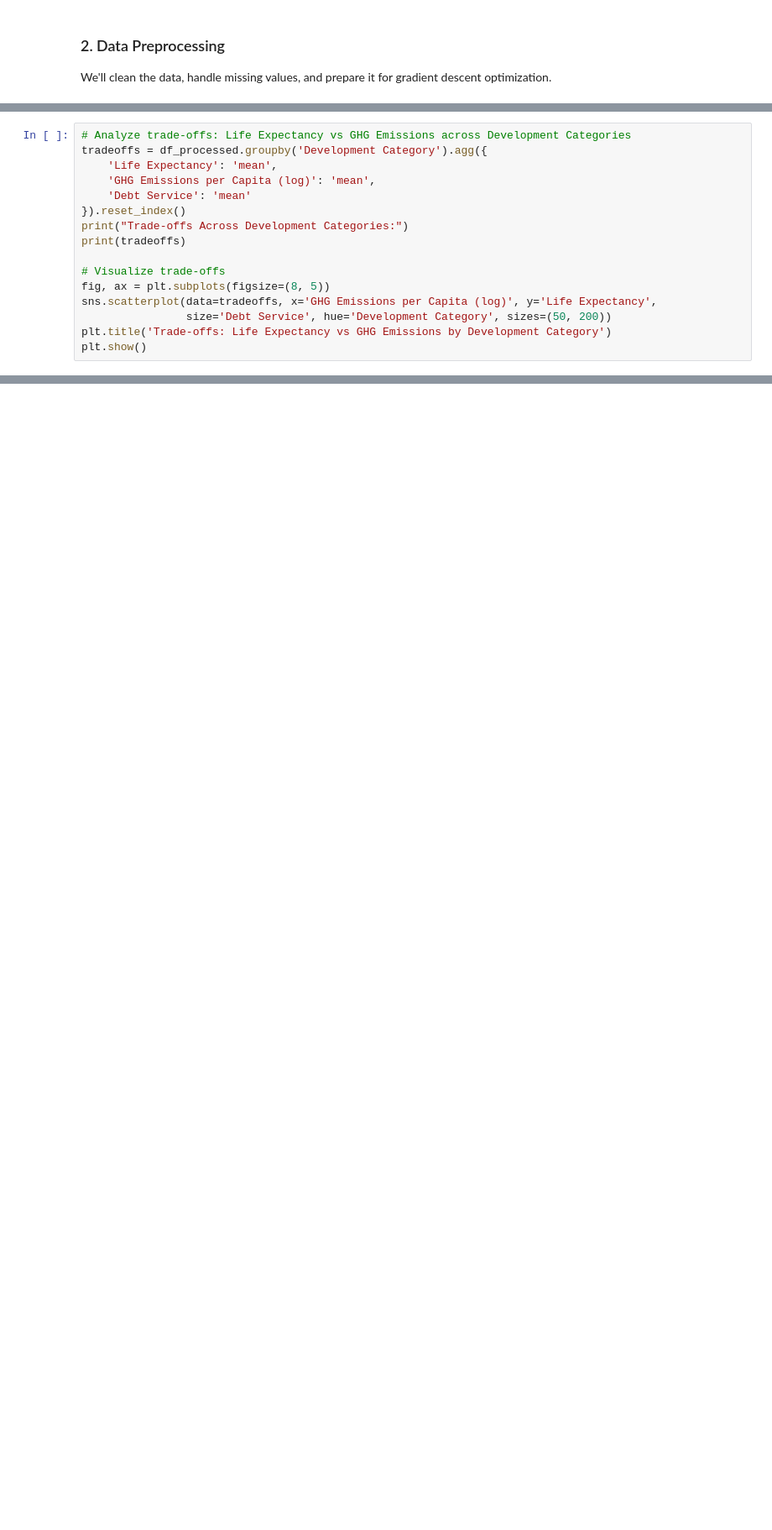
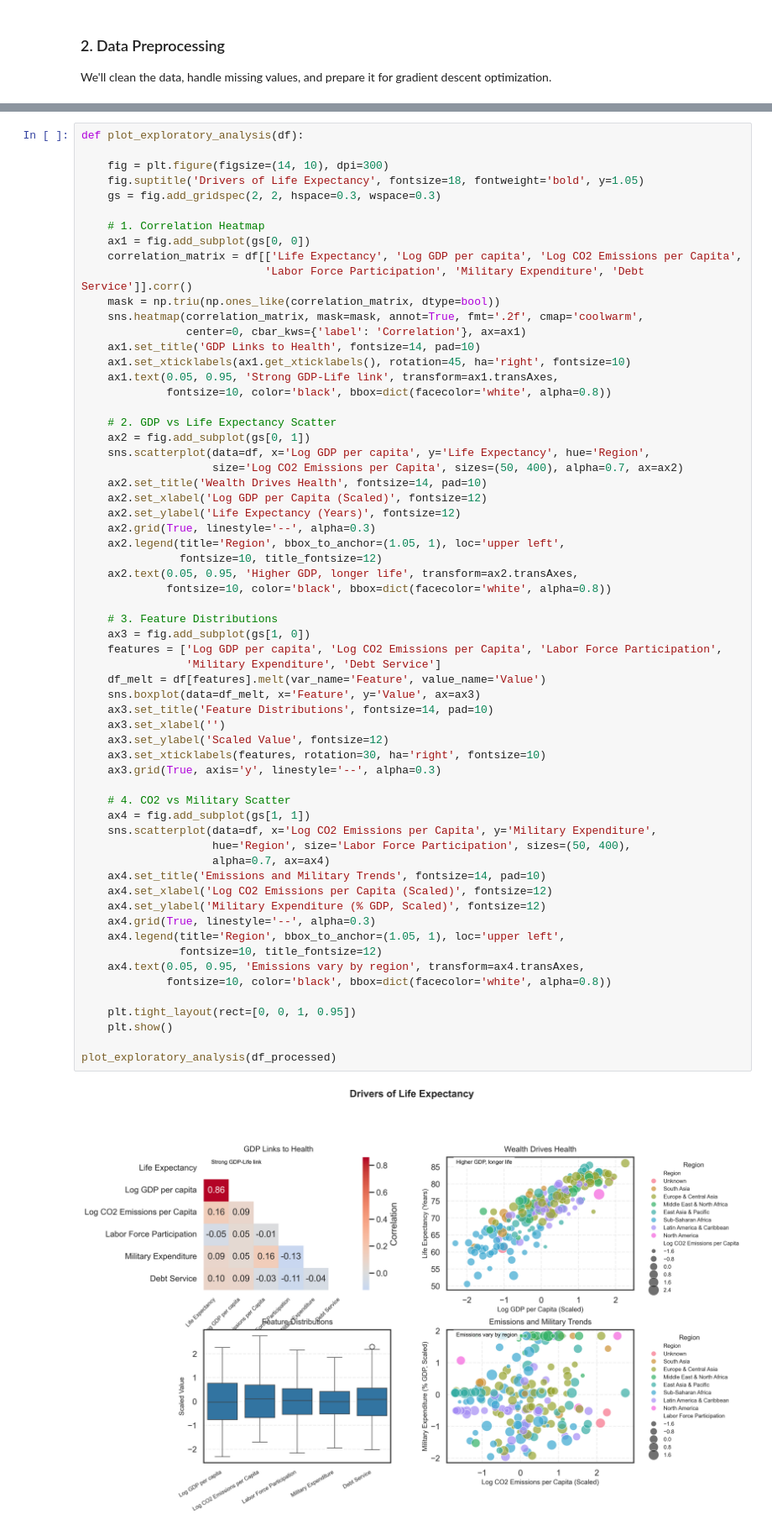
Before and after one commit to harryt50/INDE577_WDI, a Jupyter notebook: supervised learning/gradient_descent/gradient_descent_notebook.ipynb, the cells around one changed output, grey strips where cells are left out. Shown at 84% size. Drawn from its saved outputs; the diff is of its cells as text; blank space fills up the shorter version.

```diff
--- a/supervised learning/gradient_descent/gradient_descent_notebook.ipynb
+++ b/supervised learning/gradient_descent/gradient_descent_notebook.ipynb
@@ -270,16 +117,0 @@ plt.show()
-# %%
-# Analyze trade-offs: Life Expectancy vs GHG Emissions across Development Categories
-tradeoffs = df_processed.groupby('Development Category').agg({
-    'Life Expectancy': 'mean',
-    'GHG Emissions per Capita (log)': 'mean',
-    'Debt Service': 'mean'
-}).reset_index()
-print("Trade-offs Across Development Categories:")
-print(tradeoffs)
-
-# Visualize trade-offs
-fig, ax = plt.subplots(figsize=(8, 5))
-sns.scatterplot(data=tradeoffs, x='GHG Emissions per Capita (log)', y='Life Expectancy',
-                size='Debt Service', hue='Development Category', sizes=(50, 200))
-plt.title('Trade-offs: Life Expectancy vs GHG Emissions by Development Category')
-plt.show()
@@ -537,0 +238,64 @@ Results saved to 'gradient_descent_results.csv'
+# %%
+def plot_exploratory_analysis(df):
+
+    fig = plt.figure(figsize=(14, 10), dpi=300)
+    fig.suptitle('Drivers of Life Expectancy', fontsize=18, fontweight='bold', y=1.05)
+    gs = fig.add_gridspec(2, 2, hspace=0.3, wspace=0.3)
+
+    # 1. Correlation Heatmap
+    ax1 = fig.add_subplot(gs[0, 0])
+    correlation_matrix = df[['Life Expectancy', 'Log GDP per capita', 'Log CO2 Emissions per Capita',
+                            'Labor Force Participation', 'Military Expenditure', 'Debt Service']].corr()
+    mask = np.triu(np.ones_like(correlation_matrix, dtype=bool))
+    sns.heatmap(correlation_matrix, mask=mask, annot=True, fmt='.2f', cmap='coolwarm',
+                center=0, cbar_kws={'label': 'Correlation'}, ax=ax1)
+    ax1.set_title('GDP Links to Health', fontsize=14, pad=10)
+    ax1.set_xticklabels(ax1.get_xticklabels(), rotation=45, ha='right', fontsize=10)
+    ax1.text(0.05, 0.95, 'Strong GDP-Life link', transform=ax1.transAxes,
+             fontsize=10, color='black', bbox=dict(facecolor='white', alpha=0.8))
+
+    # 2. GDP vs Life Expectancy Scatter
+    ax2 = fig.add_subplot(gs[0, 1])
+    sns.scatterplot(data=df, x='Log GDP per capita', y='Life Expectancy', hue='Region',
+                    size='Log CO2 Emissions per Capita', sizes=(50, 400), alpha=0.7, ax=ax2)
+    ax2.set_title('Wealth Drives Health', fontsize=14, pad=10)
+    ax2.set_xlabel('Log GDP per Capita (Scaled)', fontsize=12)
+    ax2.set_ylabel('Life Expectancy (Years)', fontsize=12)
+    ax2.grid(True, linestyle='--', alpha=0.3)
+    ax2.legend(title='Region', bbox_to_anchor=(1.05, 1), loc='upper left',
+               fontsize=10, title_fontsize=12)
+    ax2.text(0.05, 0.95, 'Higher GDP, longer life', transform=ax2.transAxes,
+             fontsize=10, color='black', bbox=dict(facecolor='white', alpha=0.8))
+
+    # 3. Feature Distributions
+    ax3 = fig.add_subplot(gs[1, 0])
+    features = ['Log GDP per capita', 'Log CO2 Emissions per Capita', 'Labor Force Participation',
+                'Military Expenditure', 'Debt Service']
+    df_melt = df[features].melt(var_name='Feature', value_name='Value')
+    sns.boxplot(data=df_melt, x='Feature', y='Value', ax=ax3)
+    ax3.set_title('Feature Distributions', fontsize=14, pad=10)
+    ax3.set_xlabel('')
+    ax3.set_ylabel('Scaled Value', fontsize=12)
+    ax3.set_xticklabels(features, rotation=30, ha='right', fontsize=10)
+    ax3.grid(True, axis='y', linestyle='--', alpha=0.3)
+
+    # 4. CO2 vs Military Scatter
+    ax4 = fig.add_subplot(gs[1, 1])
+    sns.scatterplot(data=df, x='Log CO2 Emissions per Capita', y='Military Expenditure',
+                    hue='Region', size='Labor Force Participation', sizes=(50, 400),
+                    alpha=0.7, ax=ax4)
+    ax4.set_title('Emissions and Military Trends', fontsize=14, pad=10)
+    ax4.set_xlabel('Log CO2 Emissions per Capita (Scaled)', fontsize=12)
+    ax4.set_ylabel('Military Expenditure (% GDP, Scaled)', fontsize=12)
+    ax4.grid(True, linestyle='--', alpha=0.3)
+    ax4.legend(title='Region', bbox_to_anchor=(1.05, 1), loc='upper left',
+               fontsize=10, title_fontsize=12)
+    ax4.text(0.05, 0.95, 'Emissions vary by region', transform=ax4.transAxes,
+             fontsize=10, color='black', bbox=dict(facecolor='white', alpha=0.8))
+
+    plt.tight_layout(rect=[0, 0, 1, 0.95])
+    plt.show()
+
+plot_exploratory_analysis(df_processed)
+# %% [output]
+[figure, added]
```
Also changed, not shown: parts of 44 cells of this notebook, 6 other files.
